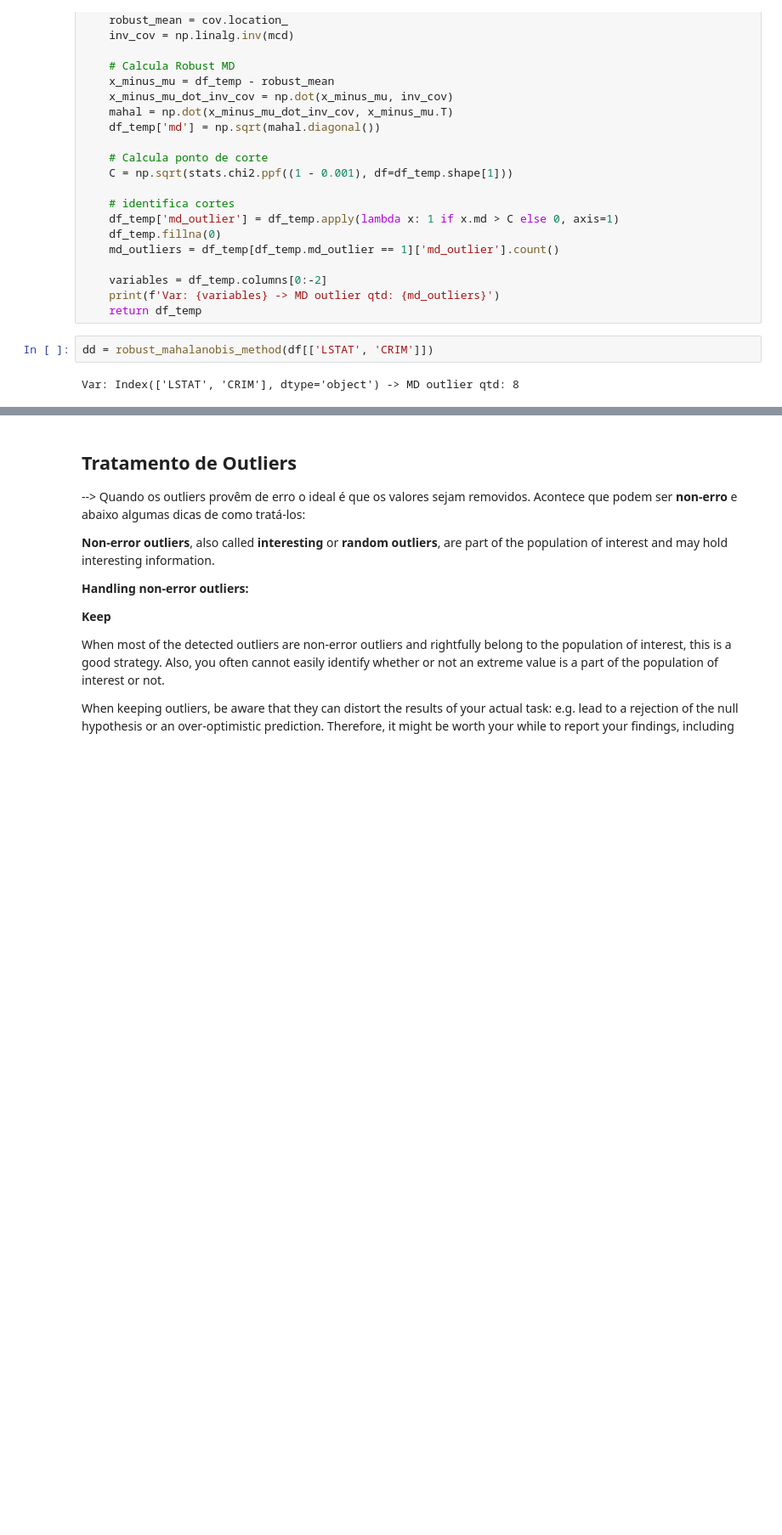
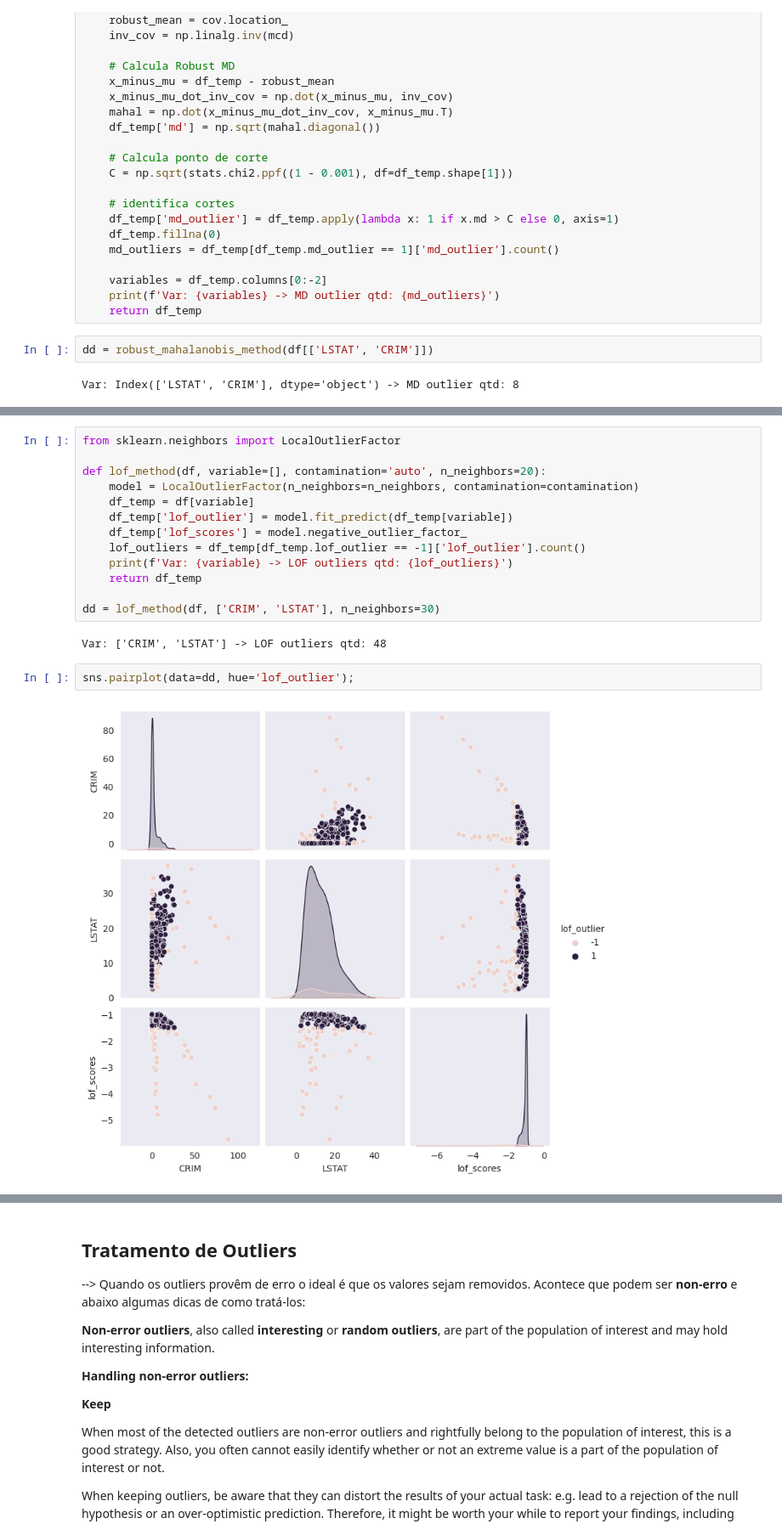
Before and after one commit to ficorrea/data_science, a Jupyter notebook: data_treatment/outlier_detect_treatment.ipynb, the cells around one changed output, grey strips where cells are left out. Shown at 85% size. Cells and saved outputs as stored; diff of their text form; blank space fills up the shorter version.

```diff
--- a/data_treatment/outlier_detect_treatment.ipynb
+++ b/data_treatment/outlier_detect_treatment.ipynb
@@ -289,0 +367,19 @@ Var: Index(['LSTAT', 'CRIM'], dtype='object') -> MD outlier qtd: 8
+# %%
+from sklearn.neighbors import LocalOutlierFactor
+
+def lof_method(df, variable=[], contamination='auto', n_neighbors=20):
+    model = LocalOutlierFactor(n_neighbors=n_neighbors, contamination=contamination)
+    df_temp = df[variable]
+    df_temp['lof_outlier'] = model.fit_predict(df_temp[variable])
+    df_temp['lof_scores'] = model.negative_outlier_factor_
+    lof_outliers = df_temp[df_temp.lof_outlier == -1]['lof_outlier'].count()
+    print(f'Var: {variable} -> LOF outliers qtd: {lof_outliers}')
+    return df_temp
+
+dd = lof_method(df, ['CRIM', 'LSTAT'], n_neighbors=30)
+# %% [output]
+Var: ['CRIM', 'LSTAT'] -> LOF outliers qtd: 48
+# %%
+sns.pairplot(data=dd, hue='lof_outlier');
+# %% [output]
+[figure, added]
```
Also changed, not shown: parts of 11 cells of this notebook.
